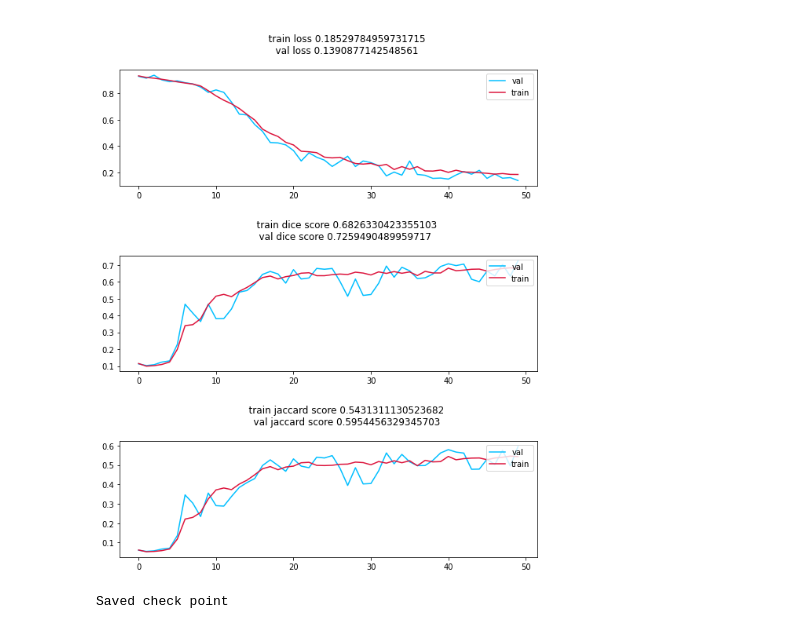
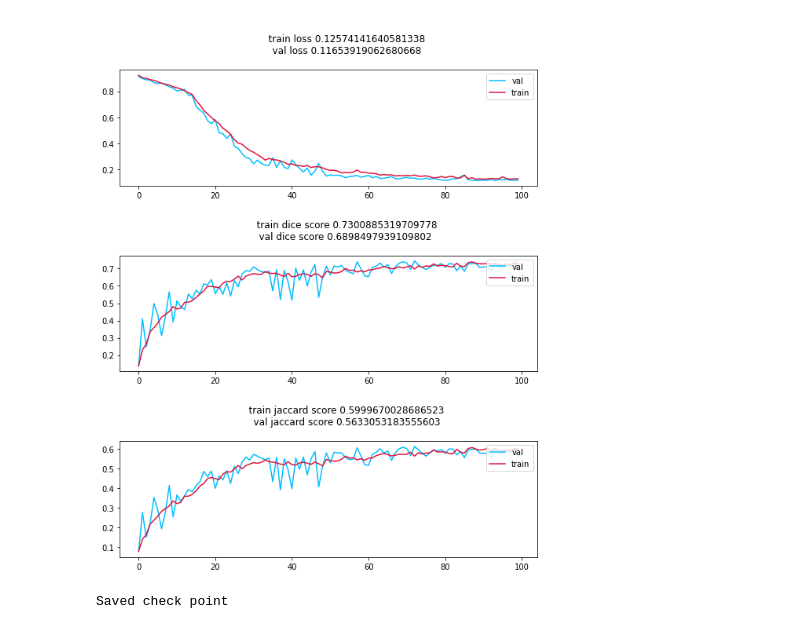
Before and after one commit to tuankien229/Tumor_Detection_System, a Jupyter notebook: test-model-tumor-system.ipynb, the cells around one changed output. Drawn from its saved outputs; the diff is of its cells as text; code cells hidden in the pictures.

```diff
--- a/test-model-tumor-system.ipynb
+++ b/test-model-tumor-system.ipynb
@@ -793,37 +793,37 @@ import torch.nn as nn
 # from utils.InputDataProcess import GlobalConfig, ProcessData
 # from utils.TrainFunction import Training
 if __name__ == '__main__':
     config = GlobalConfig()
     data = ProcessData()
     train_data = data.PreprocessData('train')
     model_1 = Unet3D(in_channels=1, out_channels=32, n_classes=1)
     model_2 = Unet3DPP(in_channels=1, out_channels=64, n_classes=1)
     model = model_2
     dataset=BratsDataSet
     criterion=FocalTverskyLoss()
-    lr=2.5e-4
-    num_epochs=50
-    batch_size = 2
+    lr=3e-4
+    num_epochs=100
+    batch_size = 4
     path_to_csv=os.path.join(config.root_system, config.train_df) #config.check_point
     fold=0
     accumulation_steps=4
     save_model_history=True
     display_plot=True
 
     trainer=Training(model=model,
                      dataset=dataset,
                      criterion=criterion,
                      lr=lr,
                      num_epochs=num_epochs,
                      batch_size=batch_size,
                      path_to_csv=path_to_csv,
                      fold=fold,
                      accumulation_steps=accumulation_steps,
                      save_model_history=save_model_history,
                      display_plot=display_plot)
     trainer.run()
 # %% [output]
-[figure, old version]
+[figure, new version]
 Saved check point
 # %%
 # from model.UNET3D import Unet3D, Unet3DPP
```
Also changed, not shown: parts of 1 cell of this notebook.
